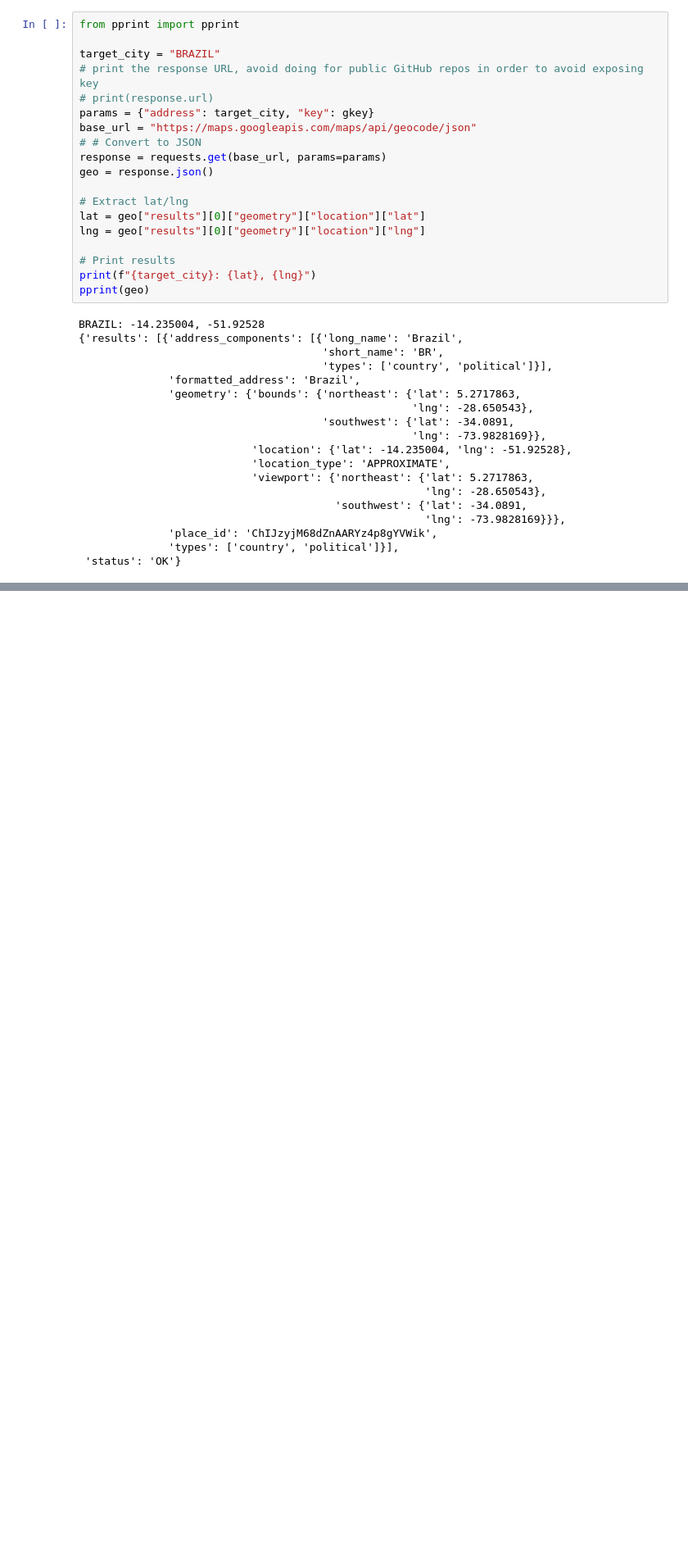
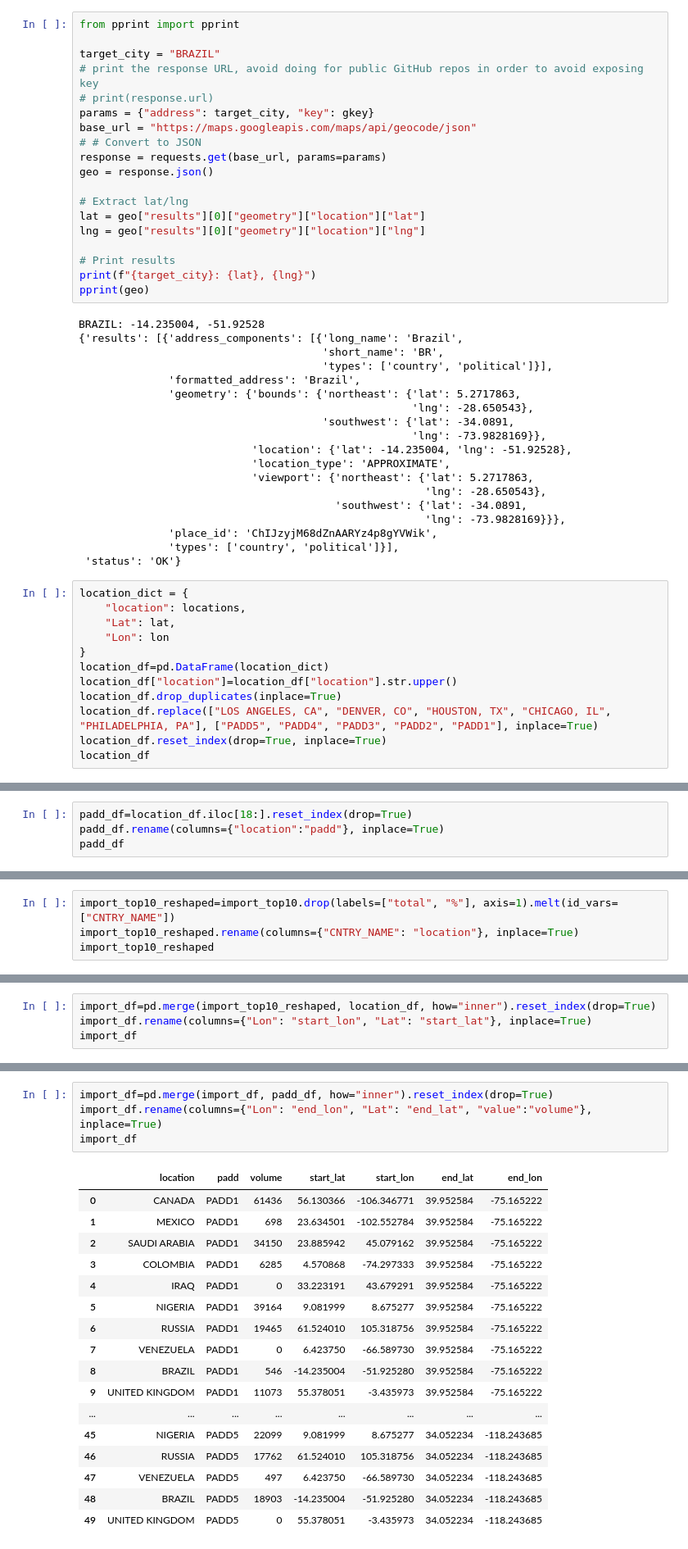
Before and after one commit to OlegRyzhkov2020/oil-project, a Jupyter notebook: export_import/US_expo_imp.ipynb, the cells around one changed output, grey strips where cells are left out. Shown: that part at 82% size. Cells and saved outputs as stored; diff of their text form; blank space fills up the shorter version.

```diff
--- a/export_import/US_expo_imp.ipynb
+++ b/export_import/US_expo_imp.ipynb
@@ -633,3 +708,15 @@ BRAZIL: -14.235004, -51.92528
               'place_id': 'ChIJzyjM68dZnAARYz4p8gYVWik',
               'types': ['country', 'political']}],
  'status': 'OK'}
+# %%
+location_dict = {
+    "location": locations,
+    "Lat": lat,
+    "Lon": lon
+}
+location_df=pd.DataFrame(location_dict)
+location_df["location"]=location_df["location"].str.upper()
+location_df.drop_duplicates(inplace=True)
+location_df.replace(["LOS ANGELES, CA", "DENVER, CO", "HOUSTON, TX", "CHICAGO, IL", "PHILADELPHIA, PA"], ["PADD5", "PADD4", "PADD3", "PADD2", "PADD1"], inplace=True)
+location_df.reset_index(drop=True, inplace=True)
+location_df
@@ -635,0 +741,4 @@ BRAZIL: -14.235004, -51.92528
+# %%
+padd_df=location_df.iloc[18:].reset_index(drop=True)
+padd_df.rename(columns={"location":"padd"}, inplace=True)
+padd_df
@@ -635,0 +761,4 @@ BRAZIL: -14.235004, -51.92528
+# %%
+import_top10_reshaped=import_top10.drop(labels=["total", "%"], axis=1).melt(id_vars=["CNTRY_NAME"])
+import_top10_reshaped.rename(columns={"CNTRY_NAME": "location"}, inplace=True)
+import_top10_reshaped
@@ -635,0 +785,4 @@ BRAZIL: -14.235004, -51.92528
+# %%
+import_df=pd.merge(import_top10_reshaped, location_df, how="inner").reset_index(drop=True)
+import_df.rename(columns={"Lon": "start_lon", "Lat": "start_lat"}, inplace=True)
+import_df
@@ -635,0 +807,22 @@ BRAZIL: -14.235004, -51.92528
+# %%
+import_df=pd.merge(import_df, padd_df, how="inner").reset_index(drop=True)
+import_df.rename(columns={"Lon": "end_lon", "Lat": "end_lat", "value":"volume"}, inplace=True)
+import_df
+# %% [output]
+|  | location | padd | volume | start_lat | start_lon | end_lat | end_lon |
+| 0 | CANADA | PADD1 | 61436 | 56.130366 | -106.346771 | 39.952584 | -75.165222 |
+| 1 | MEXICO | PADD1 | 698 | 23.634501 | -102.552784 | 39.952584 | -75.165222 |
+| 2 | SAUDI ARABIA | PADD1 | 34150 | 23.885942 | 45.079162 | 39.952584 | -75.165222 |
+| 3 | COLOMBIA | PADD1 | 6285 | 4.570868 | -74.297333 | 39.952584 | -75.165222 |
+| 4 | IRAQ | PADD1 | 0 | 33.223191 | 43.679291 | 39.952584 | -75.165222 |
+| 5 | NIGERIA | PADD1 | 39164 | 9.081999 | 8.675277 | 39.952584 | -75.165222 |
+| 6 | RUSSIA | PADD1 | 19465 | 61.524010 | 105.318756 | 39.952584 | -75.165222 |
+| 7 | VENEZUELA | PADD1 | 0 | 6.423750 | -66.589730 | 39.952584 | -75.165222 |
+| 8 | BRAZIL | PADD1 | 546 | -14.235004 | -51.925280 | 39.952584 | -75.165222 |
+| 9 | UNITED KINGDOM | PADD1 | 11073 | 55.378051 | -3.435973 | 39.952584 | -75.165222 |
+| ... | ... | ... | ... | ... | ... | ... | ... |
+| 45 | NIGERIA | PADD5 | 22099 | 9.081999 | 8.675277 | 34.052234 | -118.243685 |
+| 46 | RUSSIA | PADD5 | 17762 | 61.524010 | 105.318756 | 34.052234 | -118.243685 |
+| 47 | VENEZUELA | PADD5 | 497 | 6.423750 | -66.589730 | 34.052234 | -118.243685 |
+| 48 | BRAZIL | PADD5 | 18903 | -14.235004 | -51.925280 | 34.052234 | -118.243685 |
+| 49 | UNITED KINGDOM | PADD5 | 0 | 55.378051 | -3.435973 | 34.052234 | -118.243685 |
```
Also changed, not shown: parts of 28 cells of this notebook, 7 other files.
